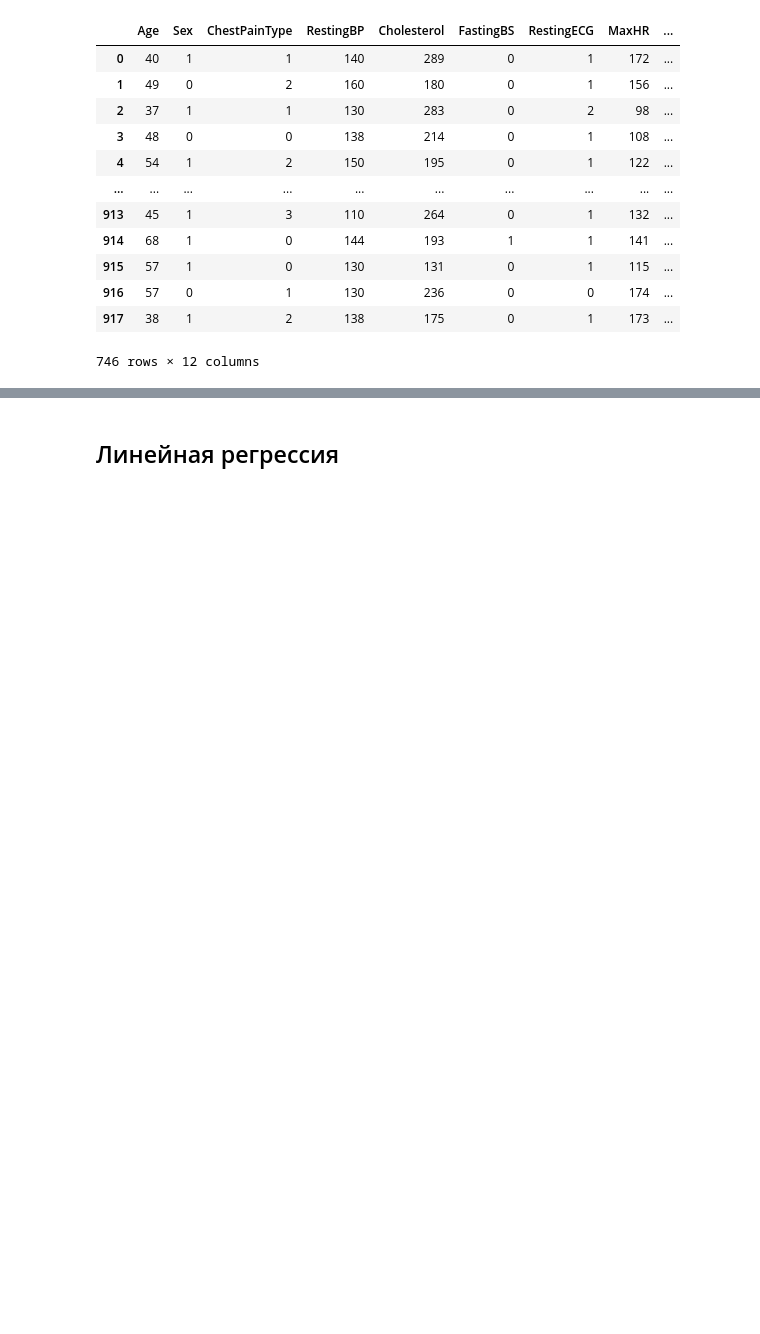
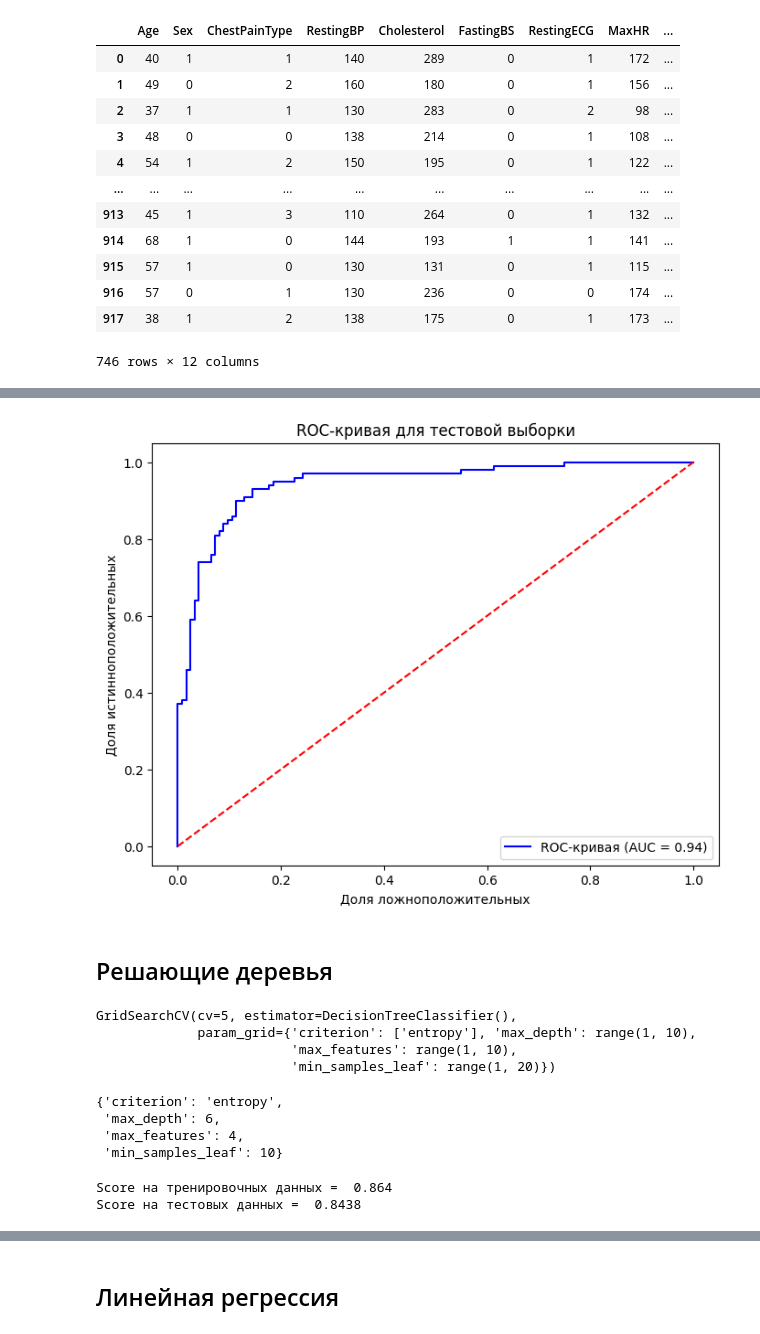
Before and after one commit to DenK5/Course_project_2, a Jupyter notebook: Heart Failure-main.ipynb, the cells around one changed output, grey strips where cells are left out. Saved outputs shown, nothing was run; the diff lists cells and outputs as text; code cells hidden in the pictures; blank space fills up the shorter version.

```diff
--- a/Heart Failure-main.ipynb
+++ b/Heart Failure-main.ipynb
@@ -337,0 +421,21 @@ df
+# %%
+# Получаем вероятности принадлежности к положительному классу
+y_test_proba = linear_model.predict_proba(X_test)[:, 1]
+
+# Вычисляем ROC-кривую и значение AUC
+fpr, tpr, thresholds = roc_curve(y_test, y_test_proba)
+auc_score = roc_auc_score(y_test, y_test_proba)
+
+# Строим график ROC-кривой
+plt.figure(figsize=(8, 6))
+plt.plot(fpr, tpr, color='blue', label=f'ROC-кривая (AUC = {auc_score:.2f})')
+plt.plot([0, 1], [0, 1], color='red', linestyle='--')
+plt.xlabel('Доля ложноположительных')
+plt.ylabel('Доля истинноположительных')
+plt.title('ROC-кривая для тестовой выборки')
+plt.legend(loc="lower right")
+plt.show()
+# %% [output]
+[figure, added]
+# %% [markdown]
+## Решающие деревья
@@ -337,0 +446,19 @@ df
+# %%
+clf = tree.DecisionTreeClassifier()
+
+parametrs = {'criterion': ['entropy'], 'max_depth': range(1, 10), 'max_features': range(1, 10), 'min_samples_leaf': range(1, 20)}
+
+grid_search_cv_clf = GridSearchCV(clf, parametrs, cv = 5)
+grid_search_cv_clf.fit(X_train, y_train)
+# %% [output]
+GridSearchCV(cv=5, estimator=DecisionTreeClassifier(),
+             param_grid={'criterion': ['entropy'], 'max_depth': range(1, 10),
+                         'max_features': range(1, 10),
+                         'min_samples_leaf': range(1, 20)})
+# %%
+grid_search_cv_clf.best_params_
+# %% [output]
+{'criterion': 'entropy',
+ 'max_depth': 6,
+ 'max_features': 4,
+ 'min_samples_leaf': 10}
@@ -337,0 +467,6 @@ df
+# %%
+print('Score на тренировочных данных = ', round(best_clf.score(X_train, y_train), 4))
+print('Score на тестовых данных = ', round(best_clf.score(X_test, y_test), 4))
+# %% [output]
+Score на тренировочных данных =  0.864
+Score на тестовых данных =  0.8438
```
Also changed, not shown: parts of 24 cells of this notebook.
